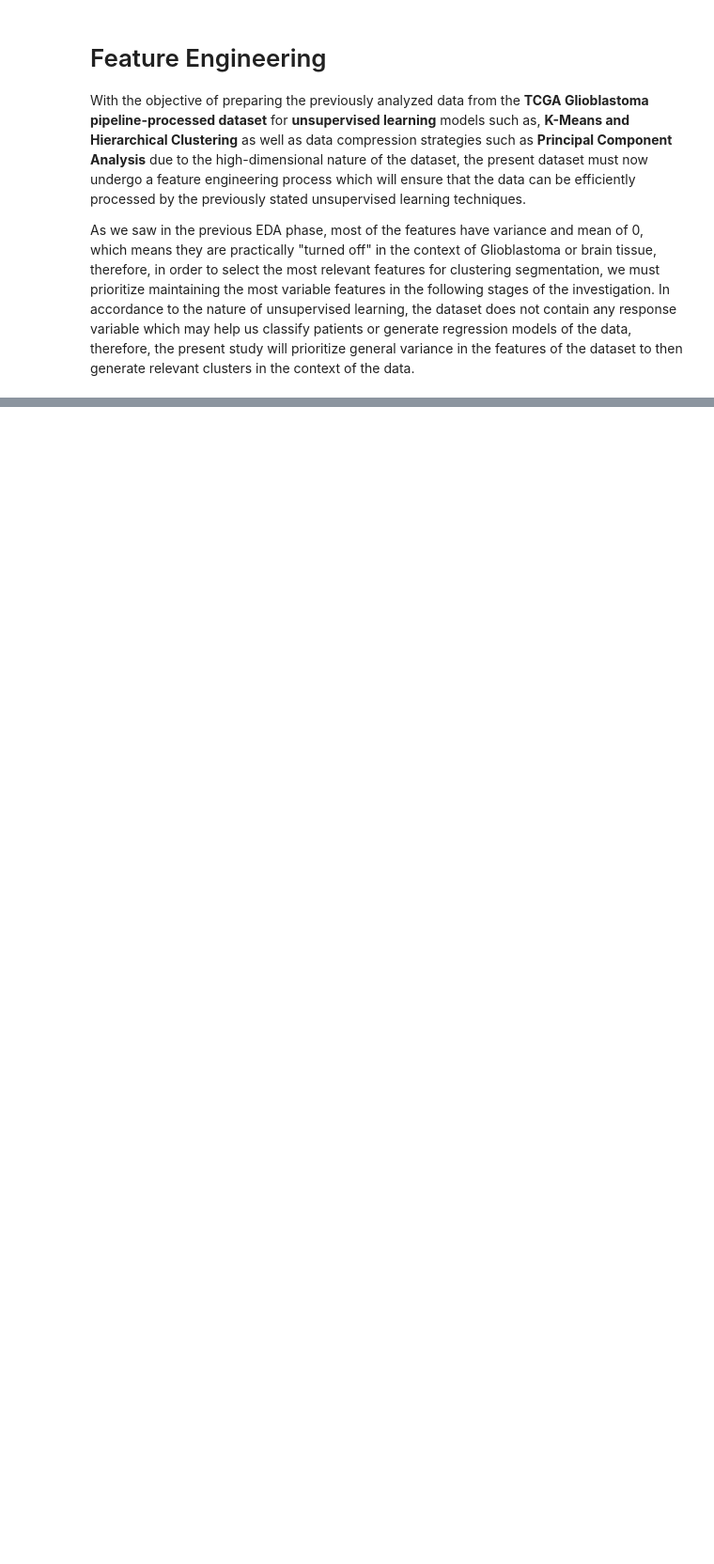
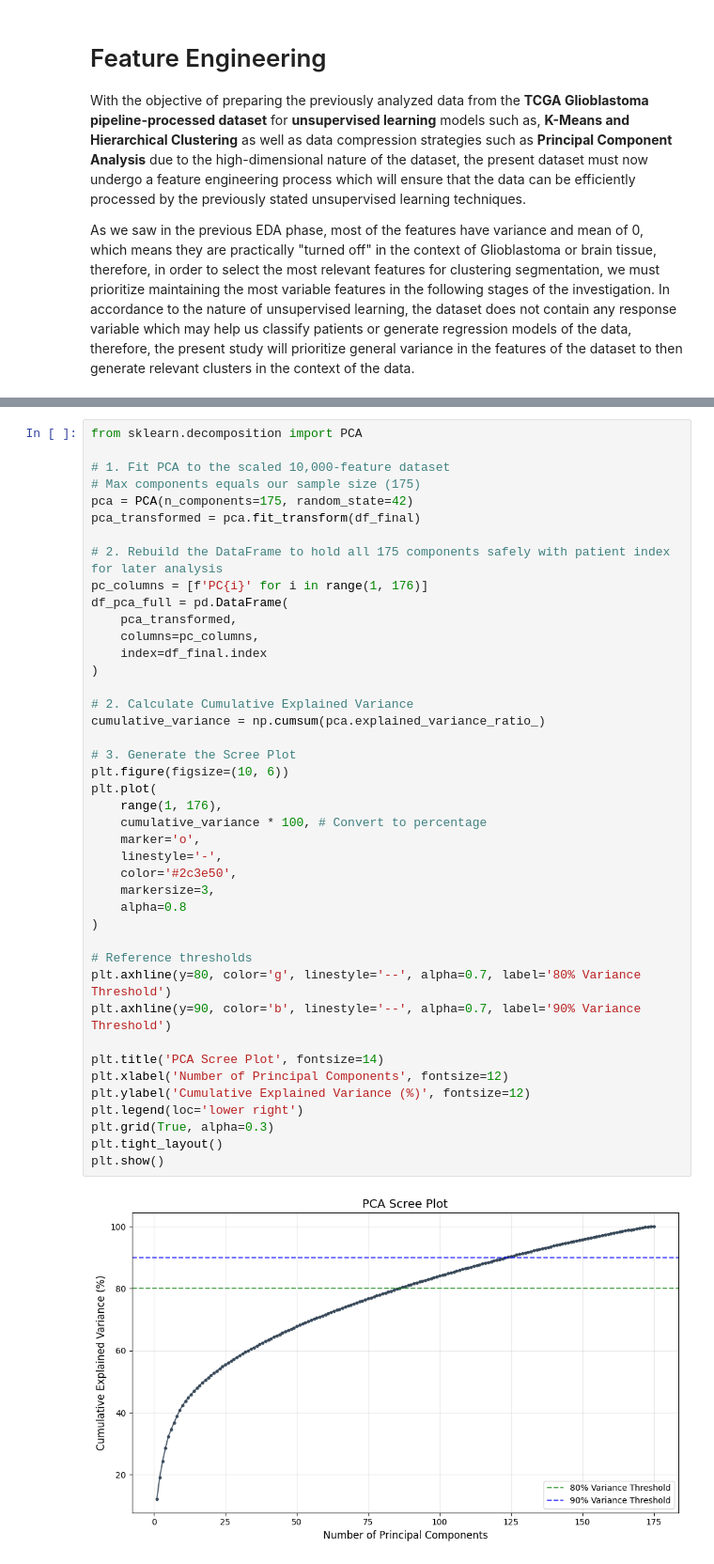
Before and after one commit to vrdtska/cancer-genome-unsupervised-investigation, a Jupyter notebook: docs/docs/feature_engineering.ipynb, the cells around one changed output, grey strips where cells are left out. Shown at 94% size. Saved outputs shown, nothing was run; the diff lists cells and outputs as text; blank space fills up the shorter version.

```diff
--- a/docs/docs/feature_engineering.ipynb
+++ b/docs/docs/feature_engineering.ipynb
@@ -57,0 +128,44 @@ FileNotFoundError: [Errno 2] No such file or directory: '../../star_data/X.csv'
+# %%
+from sklearn.decomposition import PCA
+
+# 1. Fit PCA to the scaled 10,000-feature dataset
+# Max components equals our sample size (175)
+pca = PCA(n_components=175, random_state=42)
+pca_transformed = pca.fit_transform(df_final)
+
+# 2. Rebuild the DataFrame to hold all 175 components safely with patient index for later analysis
+pc_columns = [f'PC{i}' for i in range(1, 176)]
+df_pca_full = pd.DataFrame(
+    pca_transformed,
+    columns=pc_columns,
+    index=df_final.index
+)
+
+# 2. Calculate Cumulative Explained Variance
+cumulative_variance = np.cumsum(pca.explained_variance_ratio_)
+
+# 3. Generate the Scree Plot
+plt.figure(figsize=(10, 6))
+plt.plot(
+    range(1, 176),
+    cumulative_variance * 100, # Convert to percentage
+    marker='o',
+    linestyle='-',
+    color='#2c3e50',
+    markersize=3,
+    alpha=0.8
+)
+
+# Reference thresholds
+plt.axhline(y=80, color='g', linestyle='--', alpha=0.7, label='80% Variance Threshold')
+plt.axhline(y=90, color='b', linestyle='--', alpha=0.7, label='90% Variance Threshold')
+
+plt.title('PCA Scree Plot', fontsize=14)
+plt.xlabel('Number of Principal Components', fontsize=12)
+plt.ylabel('Cumulative Explained Variance (%)', fontsize=12)
+plt.legend(loc='lower right')
+plt.grid(True, alpha=0.3)
+plt.tight_layout()
+plt.show()
+# %% [output]
+[figure, added]
```
Also changed, not shown: parts of 10 cells of this notebook, 1 other file.
